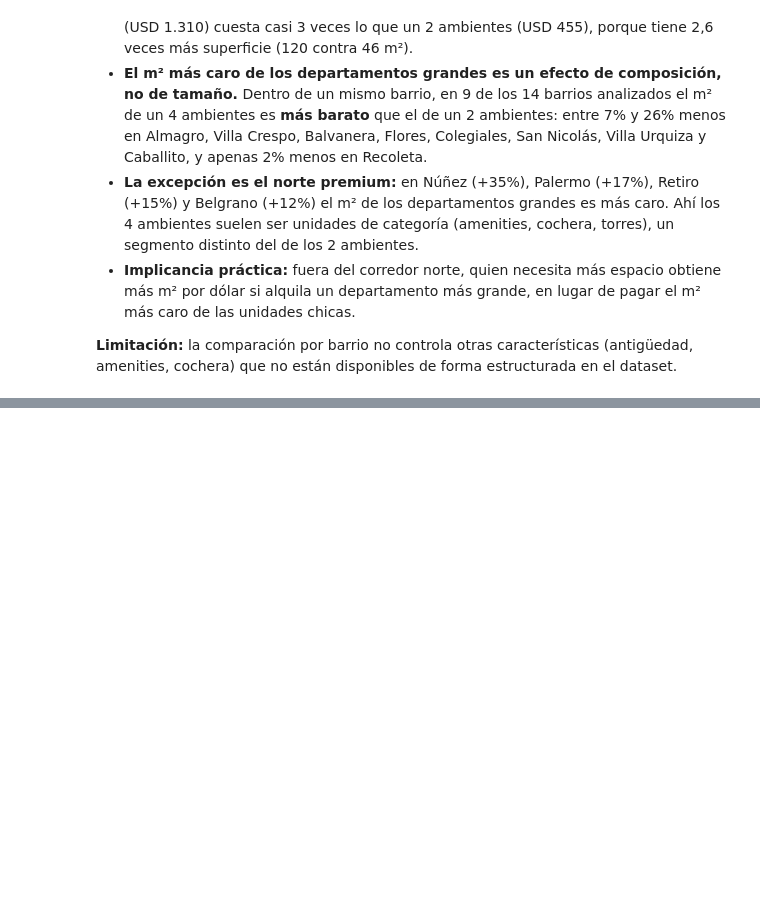
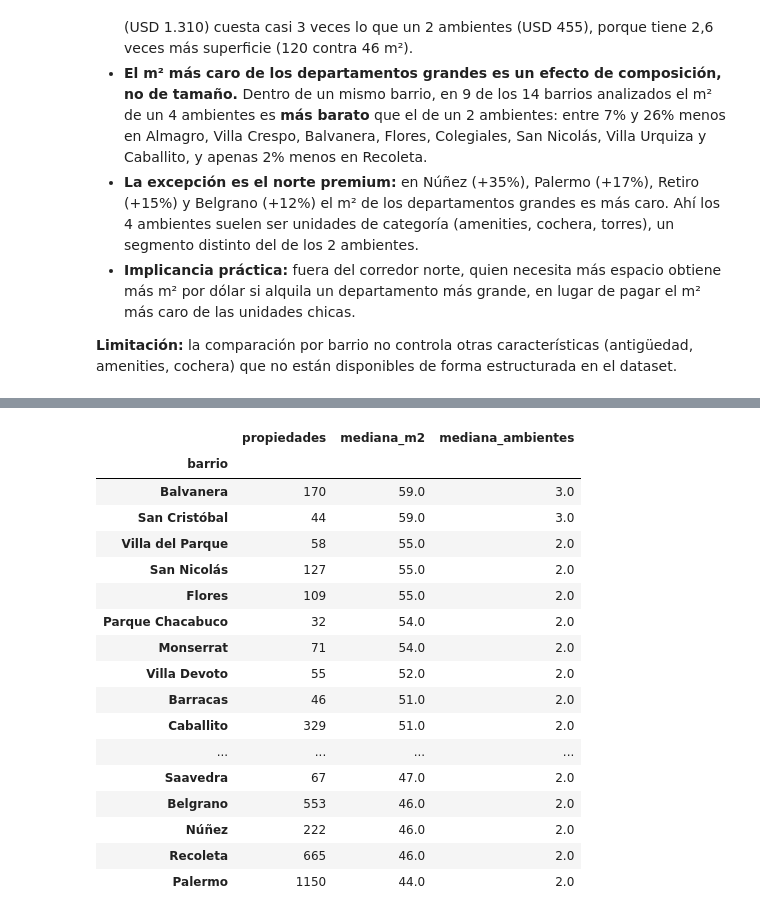
Before and after one commit to magaliorellana01/radar-inmobiliario-caba, a Jupyter notebook: notebooks/02_analisis.ipynb, the cells around one changed output, grey strips where cells are left out. Cells and saved outputs as stored; diff of their text form; code cells hidden in the pictures; blank space fills up the shorter version.

```diff
--- a/notebooks/02_analisis.ipynb
+++ b/notebooks/02_analisis.ipynb
@@ -148,0 +202,24 @@ guardar(fig, "03_usd_m2_2_vs_4_ambientes");
+# %%
+PRESUPUESTO_MIN, PRESUPUESTO_MAX = 450, 550
+
+con_presupuesto = m2_por_presupuesto(deptos, PRESUPUESTO_MIN, PRESUPUESTO_MAX)
+con_presupuesto
+# %% [output]
+|  | propiedades | mediana_m2 | mediana_ambientes |
+| barrio |  |  |  |
+| Balvanera | 170 | 59.0 | 3.0 |
+| San Cristóbal | 44 | 59.0 | 3.0 |
+| Villa del Parque | 58 | 55.0 | 2.0 |
+| San Nicolás | 127 | 55.0 | 2.0 |
+| Flores | 109 | 55.0 | 2.0 |
+| Parque Chacabuco | 32 | 54.0 | 2.0 |
+| Monserrat | 71 | 54.0 | 2.0 |
+| Villa Devoto | 55 | 52.0 | 2.0 |
+| Barracas | 46 | 51.0 | 2.0 |
+| Caballito | 329 | 51.0 | 2.0 |
+| ... | ... | ... | ... |
+| Saavedra | 67 | 47.0 | 2.0 |
+| Belgrano | 553 | 46.0 | 2.0 |
+| Núñez | 222 | 46.0 | 2.0 |
+| Recoleta | 665 | 46.0 | 2.0 |
+| Palermo | 1150 | 44.0 | 2.0 |
```
Also changed, not shown: parts of 9 cells of this notebook, 2 other files.
